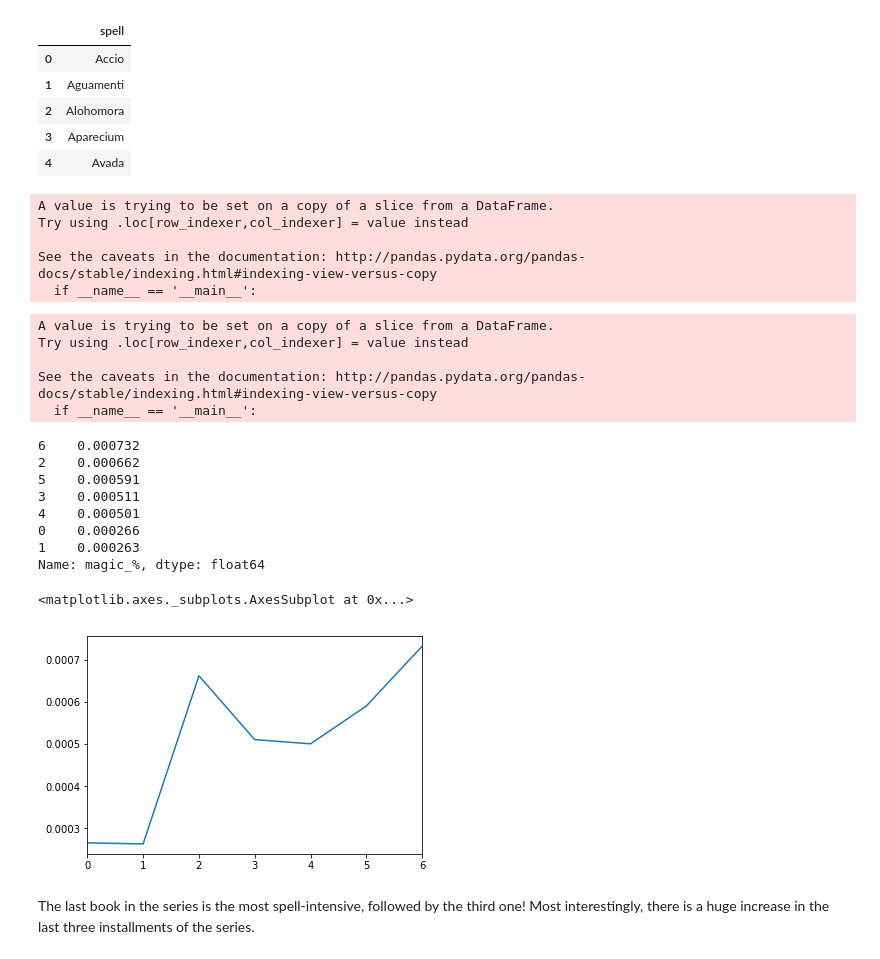
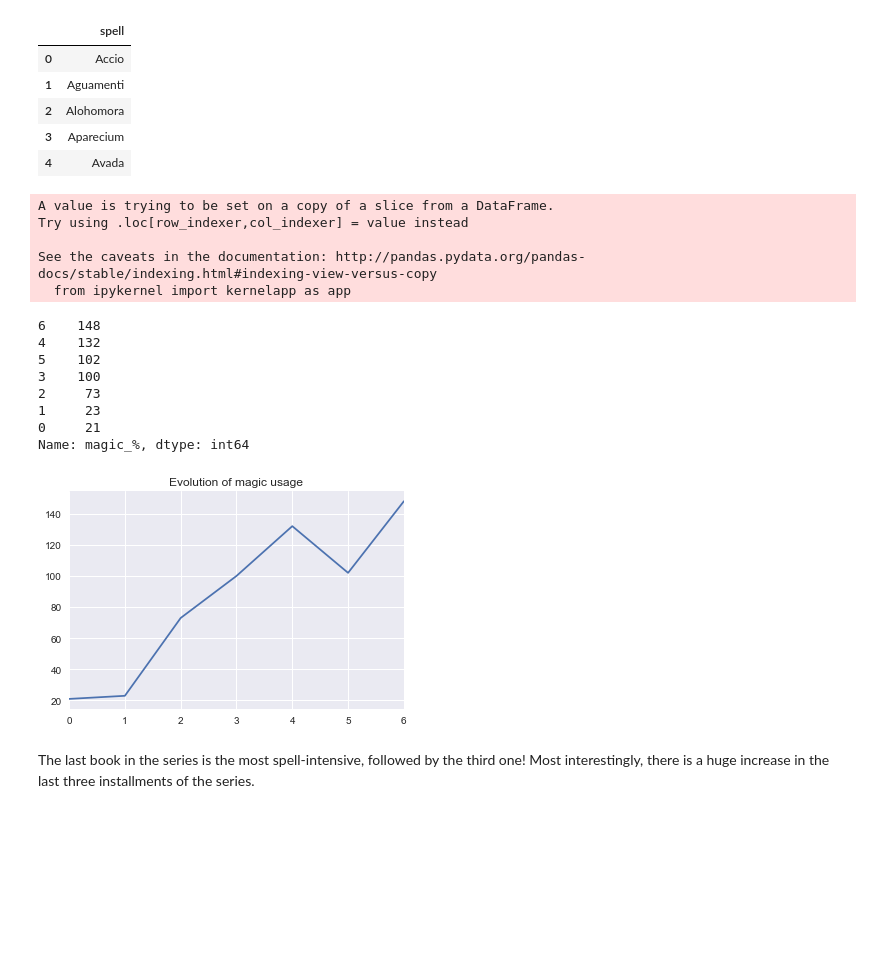
Before and after one commit to RodrigoMenegat/studio-projects, a Jupyter notebook: code/harry-potter-spells/harry-potter-spells.ipynb, the cells around one changed output. Drawn from its saved outputs; the diff is of its cells as text; code cells hidden in the pictures; blank space fills up the shorter version.

```diff
--- a/code/harry-potter-spells/harry-potter-spells.ipynb
+++ b/code/harry-potter-spells/harry-potter-spells.ipynb
@@ -48,0 +50,5 @@ matrix
+# %%
+# This counts ALL the words, absolute numbers
+vectorizer = CountVectorizer(stop_words='english')
+matrix = vectorizer.fit_transform(books_df['body'])
+matrix
@@ -79,12 +92,6 @@ spells_df = spells_df[spells_df['spell'].str.lower().isin(list(results.columns.v
 # %%
 # Making everything lowercase in order to compare
 spells_df['spell'] = spells_df['spell'].str.lower()
-# %% [output]
-A value is trying to be set on a copy of a slice from a DataFrame.
-Try using .loc[row_indexer,col_indexer] = value instead
-
-See the caveats in the documentation: http://pandas.pydata.org/pandas-docs/stable/indexing.html#indexing-view-versus-copy
-  if __name__ == '__main__':
 # %%
 # And getting only the magic words!
 results_spells = results[spells_df['spell'].tolist()]
@@ -96,25 +103,26 @@ A value is trying to be set on a copy of a slice from a DataFrame.
 Try using .loc[row_indexer,col_indexer] = value instead
 
 See the caveats in the documentation: http://pandas.pydata.org/pandas-docs/stable/indexing.html#indexing-view-versus-copy
-  if __name__ == '__main__':
+  from ipykernel import kernelapp as app
 # %%
 # What is the most spell-intenstive book?
 results_spells['magic_%'].sort_values(ascending=False)
 # %% [output]
-6    0.000732
-2    0.000662
-5    0.000591
-3    0.000511
-4    0.000501
-0    0.000266
-1    0.000263
-Name: magic_%, dtype: float64
+6    148
+4    132
+5    102
+3    100
+2     73
+1     23
+0     21
+Name: magic_%, dtype: int64
 # %%
 # Let's plot a line chart and see the trend.
-results_spells['magic_%'].plot()
+ax = results_spells['magic_%'].plot()
+ax.set_title("Evolution of magic usage")
+plt.savefig('magic-usage.png')
 # %% [output]
-<matplotlib.axes._subplots.AxesSubplot at 0x...>
-[figure, old version]
+[figure, new version]
 # %% [markdown]
 The last book in the series is the most spell-intensive, followed by the third one! Most interestingly, there is a huge increase in the last three installments of the series.
 # %%
```
Also changed, not shown: parts of 13 cells of this notebook.
